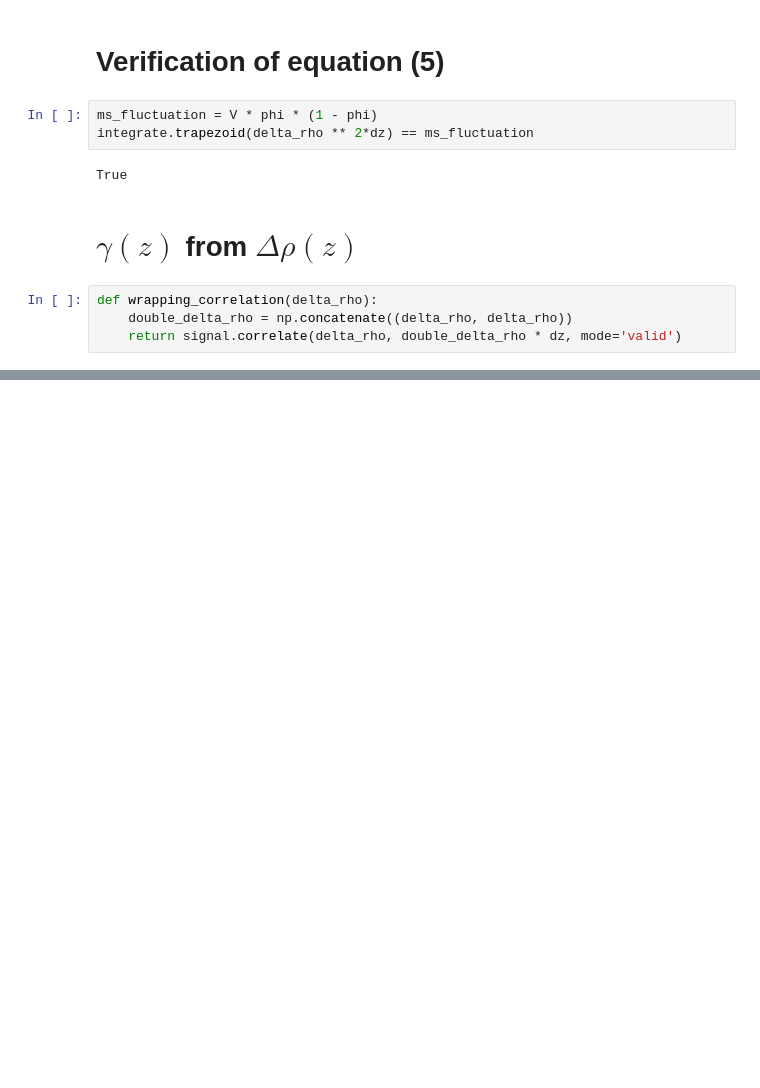
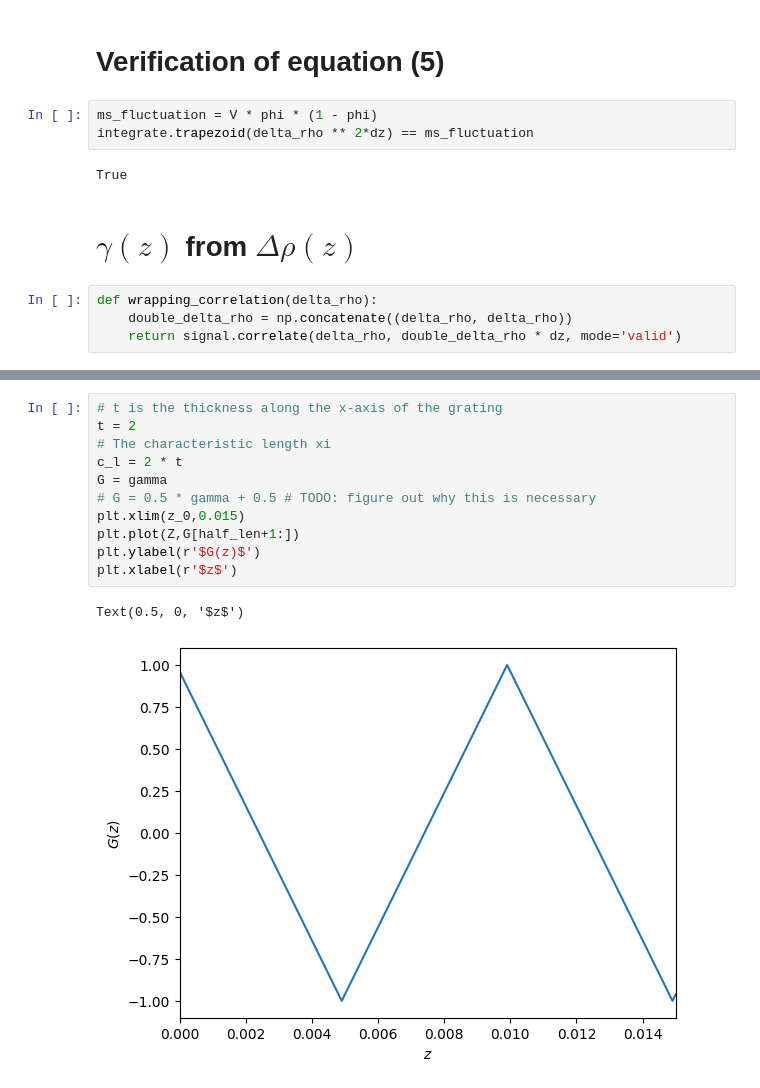
Before and after one commit to McStasMcXtrace/semsans, a Jupyter notebook: density-distributions-numerical.ipynb, the cells around one changed output, grey strips where cells are left out. Drawn from its saved outputs; the diff is of its cells as text; blank space fills up the shorter version.

```diff
--- a/density-distributions-numerical.ipynb
+++ b/density-distributions-numerical.ipynb
@@ -61,0 +70,14 @@ plt.plot(lags,corr[half_len+1:])
+# %%
+# t is the thickness along the x-axis of the grating
+t = 2
+# The characteristic length xi
+c_l = 2 * t
+G = gamma
+# G = 0.5 * gamma + 0.5 # TODO: figure out why this is necessary
+plt.xlim(z_0,0.015)
+plt.plot(Z,G[half_len+1:])
+plt.ylabel(r'$G(z)$')
+plt.xlabel(r'$z$')
+# %% [output]
+Text(0.5, 0, '$z$')
+[figure, added]
```
Also changed, not shown: parts of 10 cells of this notebook, 1 other file.
